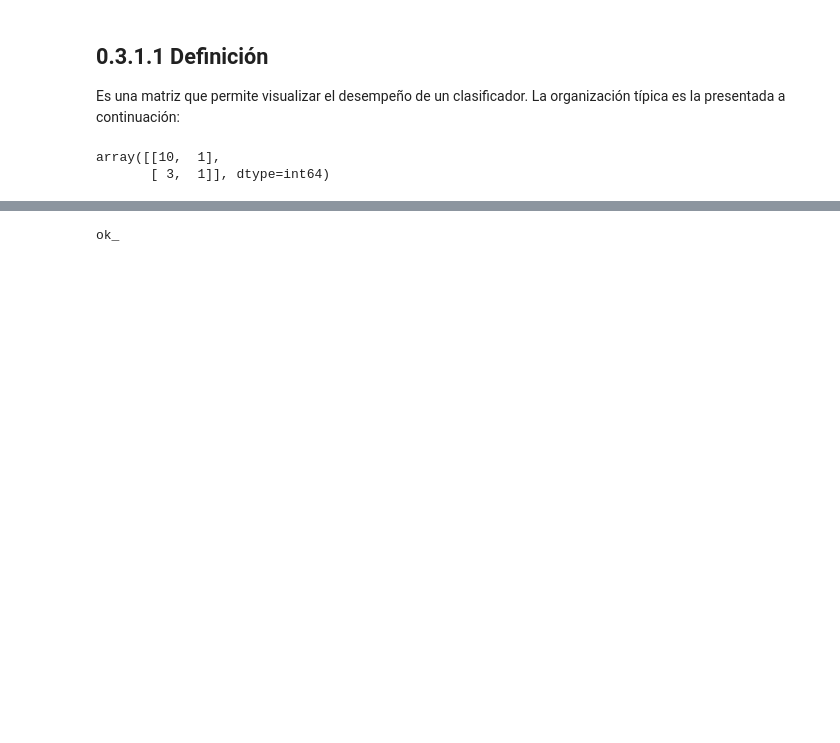
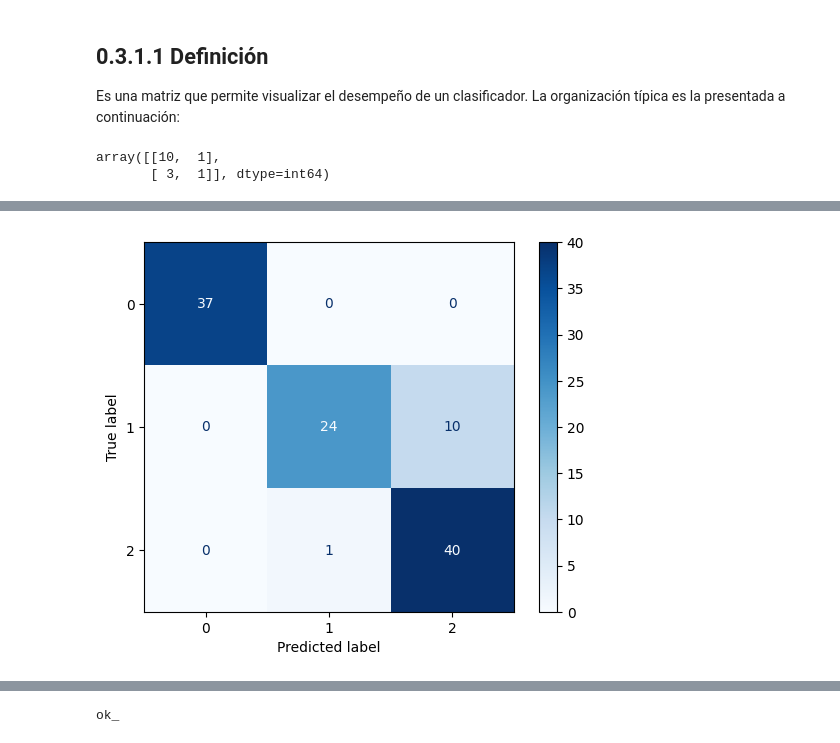
Before and after one commit to oecorrechag/vision-artificial, a Jupyter notebook: notebooks/Analítica Predictiva/03_seccion/Selección y evaluación de modelos en sklearn (Parte 2)/0.3.1 La matriz de confusión.ipynb, the cells around one changed output, grey strips where cells are left out. Saved outputs shown, nothing was run; the diff lists cells and outputs as text; code cells hidden in the pictures; blank space fills up the shorter version.

```diff
--- a/notebooks/Analítica Predictiva/03_seccion/Selección y evaluación de modelos en sklearn (Parte 2)/0.3.1 La matriz de confusión.ipynb
+++ b/notebooks/Analítica Predictiva/03_seccion/Selección y evaluación de modelos en sklearn (Parte 2)/0.3.1 La matriz de confusión.ipynb
@@ -178,0 +159,15 @@ Polimonio ideal para el profesor seria el 12, por parcimonia seria el 10, por di
+# %%
+confusionMatrixDisplay = ConfusionMatrixDisplay(
+    # -------------------------------------------------------------------------
+    # Confusion matrix.
+    confusion_matrix=cm,
+    # -------------------------------------------------------------------------
+    # Display labels for plot. If None, display labels are set from 0 to
+    # n_classes - 1.
+    display_labels=clf.classes_,
+)
+
+confusionMatrixDisplay.plot(cmap="Blues")
+plt.show()
+# %% [output]
+[figure, added]
```
Also changed, not shown: parts of 18 cells of this notebook.
